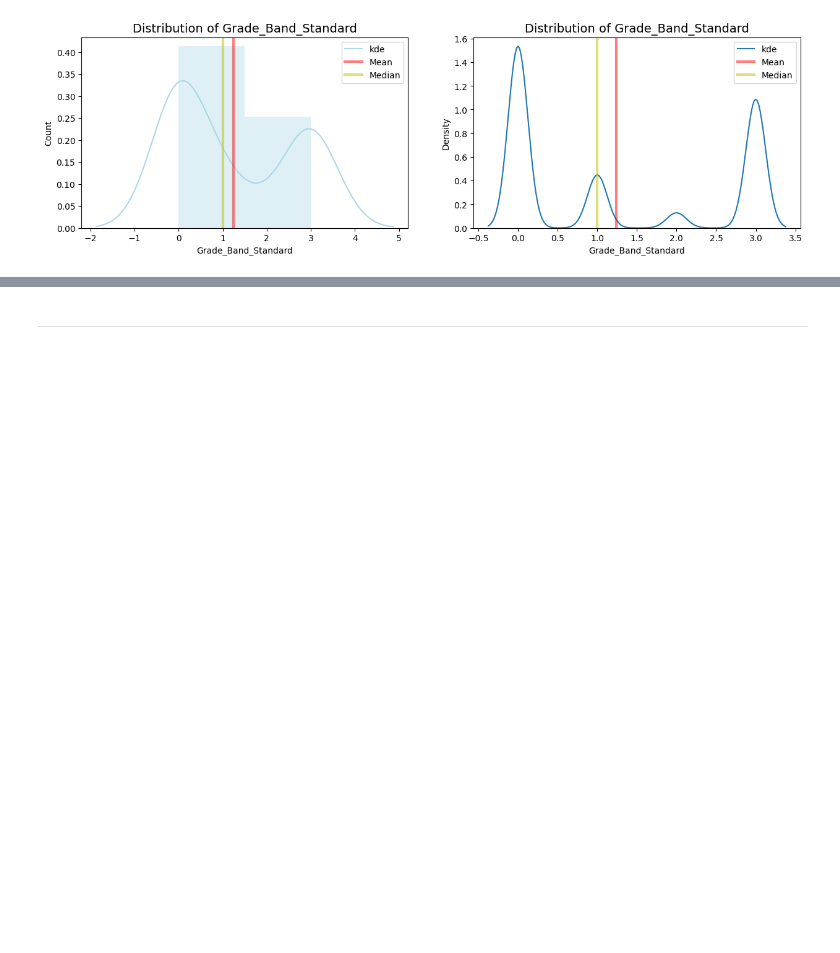
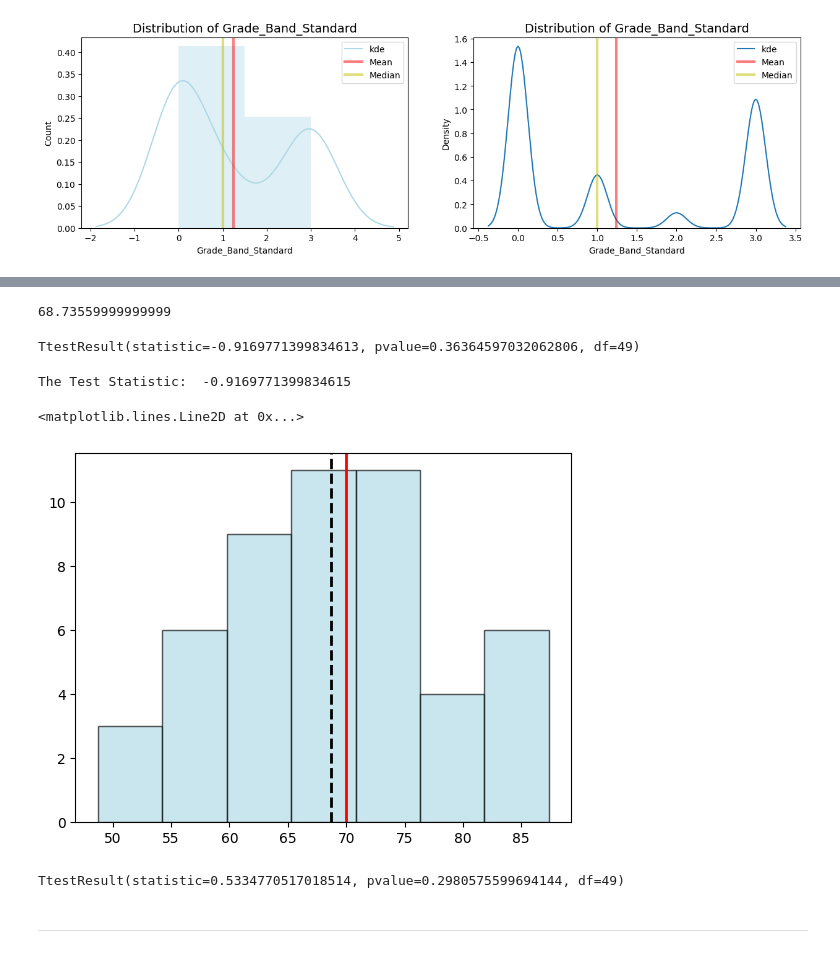
Before and after one commit to CristhianMacedo2024104/Statistical-Techniques-CA2, a Jupyter notebook: CristhianMacedo_StatisticalTecHDip_CA2.ipynb, the cells around one changed output, grey strips where cells are left out. Drawn from its saved outputs; the diff is of its cells as text; code cells hidden in the pictures; blank space fills up the shorter version.

```diff
--- a/CristhianMacedo_StatisticalTecHDip_CA2.ipynb
+++ b/CristhianMacedo_StatisticalTecHDip_CA2.ipynb
@@ -307,3 +314,38 @@ Standard Deviation: 1.36
+# %%
+print(task1["exam_score"].mean())
+# %% [output]
+68.73559999999999
+# %%
+from scipy import stats
+
+stats.ttest_1samp(task1["exam_score"], popmean = 70)
+# %% [output]
+TtestResult(statistic=-0.9169771399834613, pvalue=0.36364597032062806, df=49)
+# %%
+import math
+import statistics
+
+xbar = task1["exam_score"].mean()
+mu = 70 # population
+s = statistics.stdev(task1["exam_score"])
+n = len(task1["exam_score"])
+
+print("The Test Statistic: ", (xbar - mu) / (s / math.sqrt(n)))
+# %% [output]
+The Test Statistic:  -0.9169771399834615
+# %%
+import matplotlib.pyplot as plt
+
+result = plt.hist(task1["exam_score"], bins = 7, color = "lightblue", edgecolor = "k", alpha = 0.65)
+plt.axvline(task1["exam_score"].mean(), color = "k", linestyle = "dashed", linewidth = 2)
+plt.axvline(mu, color = "red", linestyle = "solid", linewidth = 2)
+# %% [output]
+<matplotlib.lines.Line2D at 0x...>
+[figure, added]
+# %%
+stats.ttest_1samp(task1["exam_score"], popmean = 68, alternative = "greater")
+# %% [output]
+TtestResult(statistic=0.5334770517018514, pvalue=0.2980575599694144, df=49)
 # %% [markdown]
 ---
 # %% [markdown]
```
Also changed, not shown: parts of 13 cells of this notebook.
